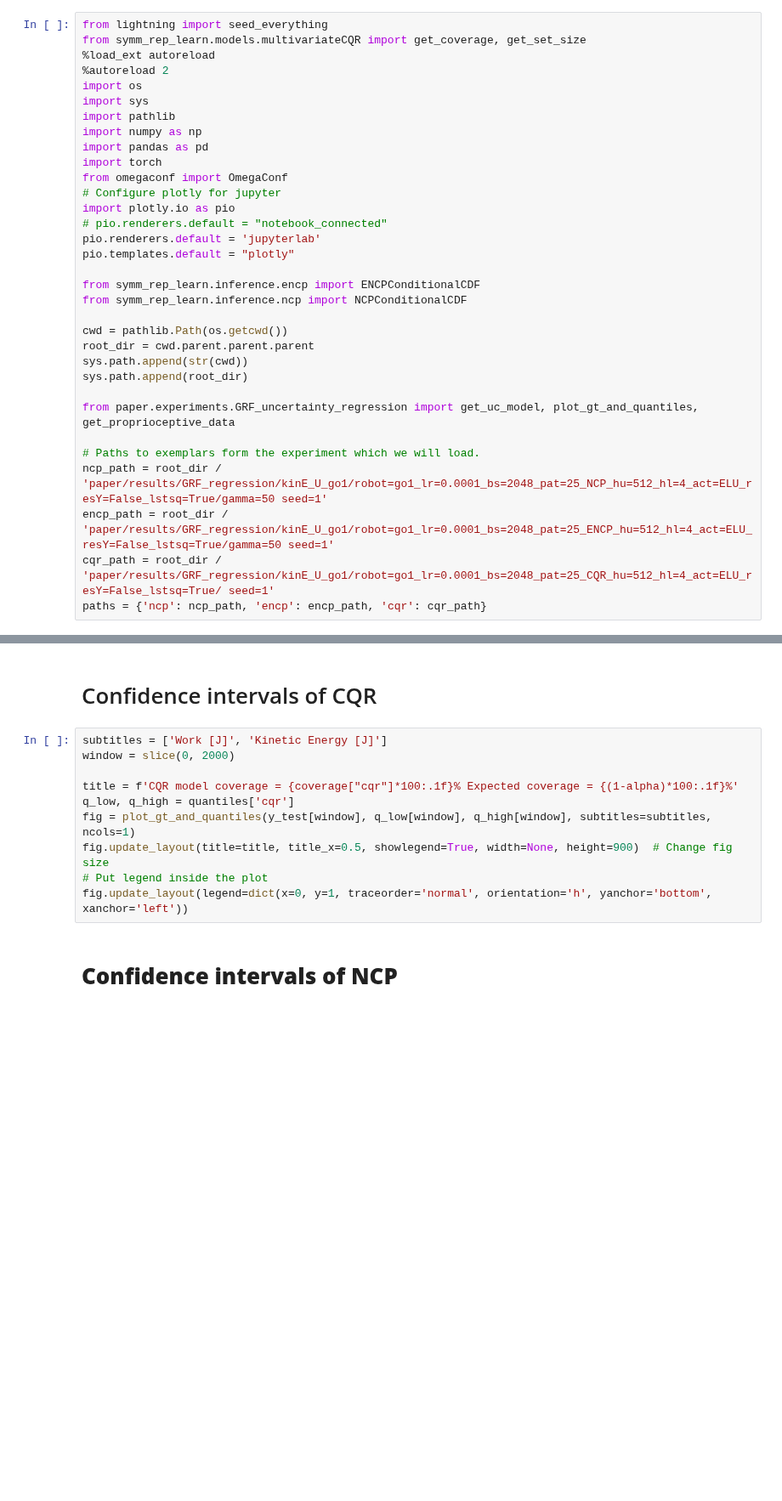
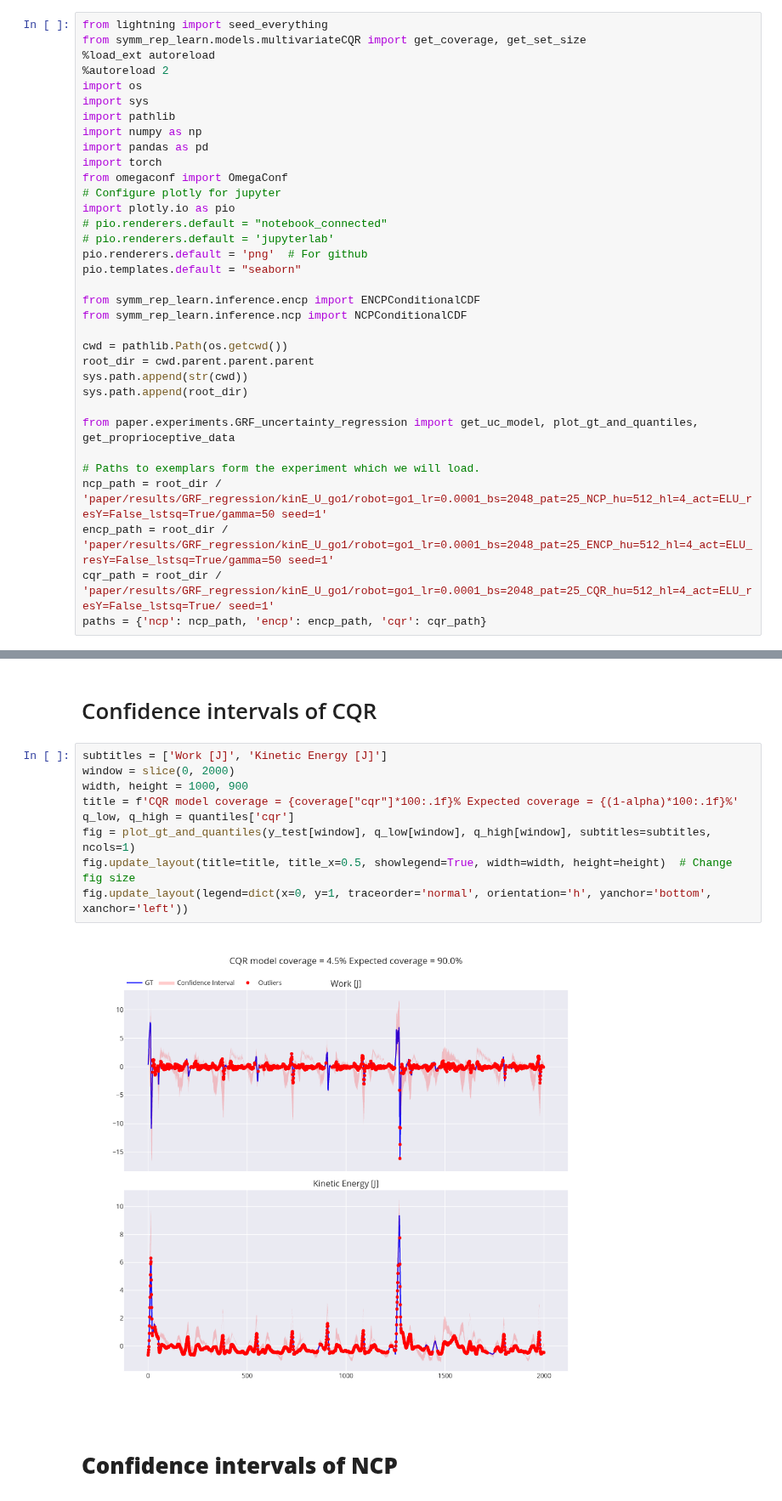
Before and after one commit to Danfoa/symm_rep_learn, a Jupyter notebook: paper/examples/conditional_quantile_regression/conditional_quantile_regression_quadruped.py.ipynb, the cells around one changed output, grey strips where cells are left out. Shown at 85% size. Saved outputs shown, nothing was run; the diff lists cells and outputs as text; blank space fills up the shorter version.

```diff
--- a/paper/examples/conditional_quantile_regression/conditional_quantile_regression_quadruped.py.ipynb
+++ b/paper/examples/conditional_quantile_regression/conditional_quantile_regression_quadruped.py.ipynb
@@ -52,8 +50,9 @@ from omegaconf import OmegaConf
 # Configure plotly for jupyter
 import plotly.io as pio
 # pio.renderers.default = "notebook_connected"
-pio.renderers.default = 'jupyterlab'
-pio.templates.default = "plotly"
+# pio.renderers.default = 'jupyterlab'
+pio.renderers.default = 'png'  # For github
+pio.templates.default = "seaborn"
 
 from symm_rep_learn.inference.encp import ENCPConditionalCDF
 from symm_rep_learn.inference.ncp import NCPConditionalCDF
@@ -173,13 +175,14 @@ To copy construct from a tensor, it is recommended to use sourceTensor.clone().d
 # %%
 subtitles = ['Work [J]', 'Kinetic Energy [J]']
 window = slice(0, 2000)
-
+width, height = 1000, 900
 title = f'CQR model coverage = {coverage["cqr"]*100:.1f}% Expected coverage = {(1-alpha)*100:.1f}%'
 q_low, q_high = quantiles['cqr']
 fig = plot_gt_and_quantiles(y_test[window], q_low[window], q_high[window], subtitles=subtitles, ncols=1)
-fig.update_layout(title=title, title_x=0.5, showlegend=True, width=None, height=900)  # Change fig size
-# Put legend inside the plot
+fig.update_layout(title=title, title_x=0.5, showlegend=True, width=width, height=height)  # Change fig size
 fig.update_layout(legend=dict(x=0, y=1, traceorder='normal', orientation='h', yanchor='bottom', xanchor='left'))
+# %% [output]
+[figure, added]
 # %% [markdown]
 # **Confidence intervals of NCP**
 # %%
```
Also changed, not shown: parts of 5 cells of this notebook.
